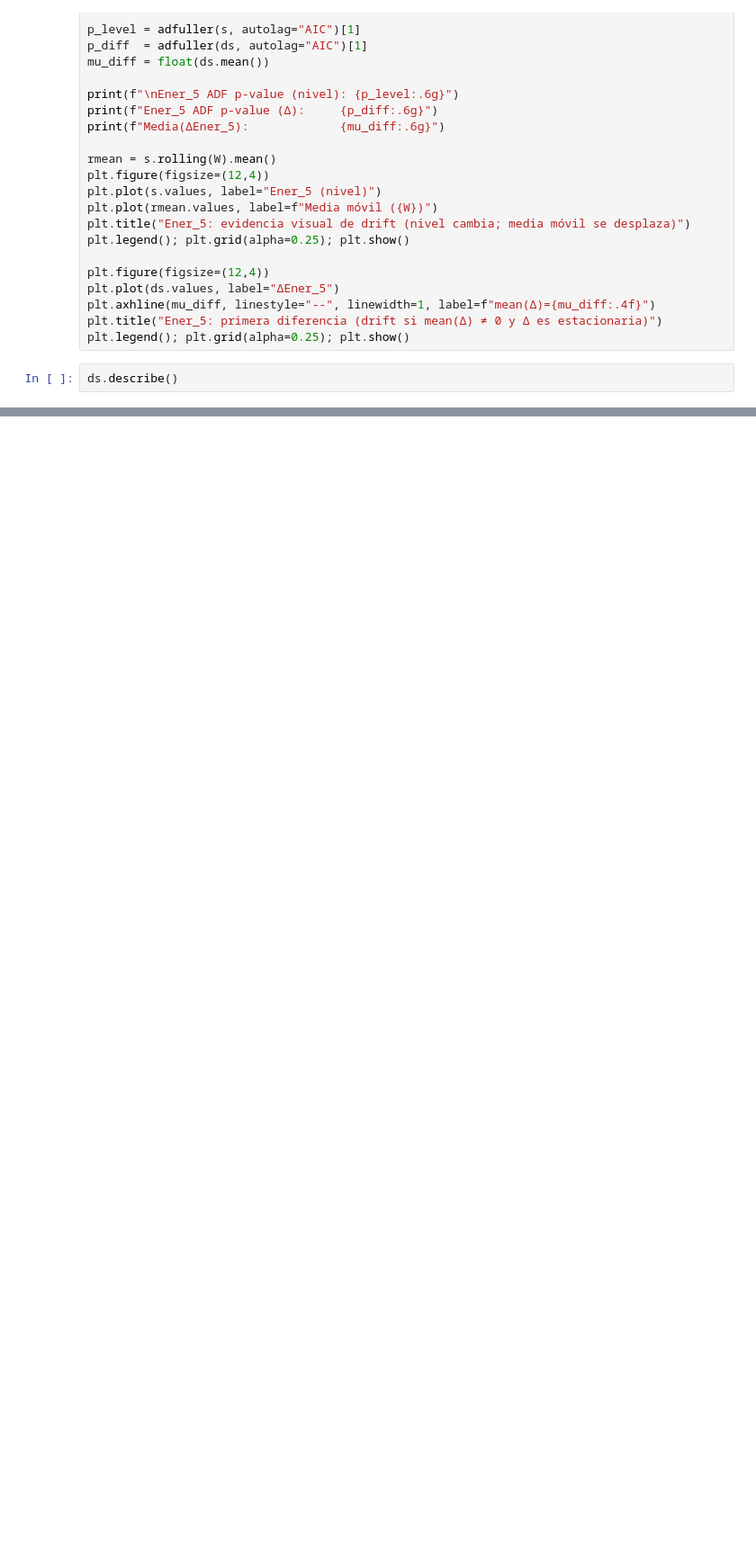
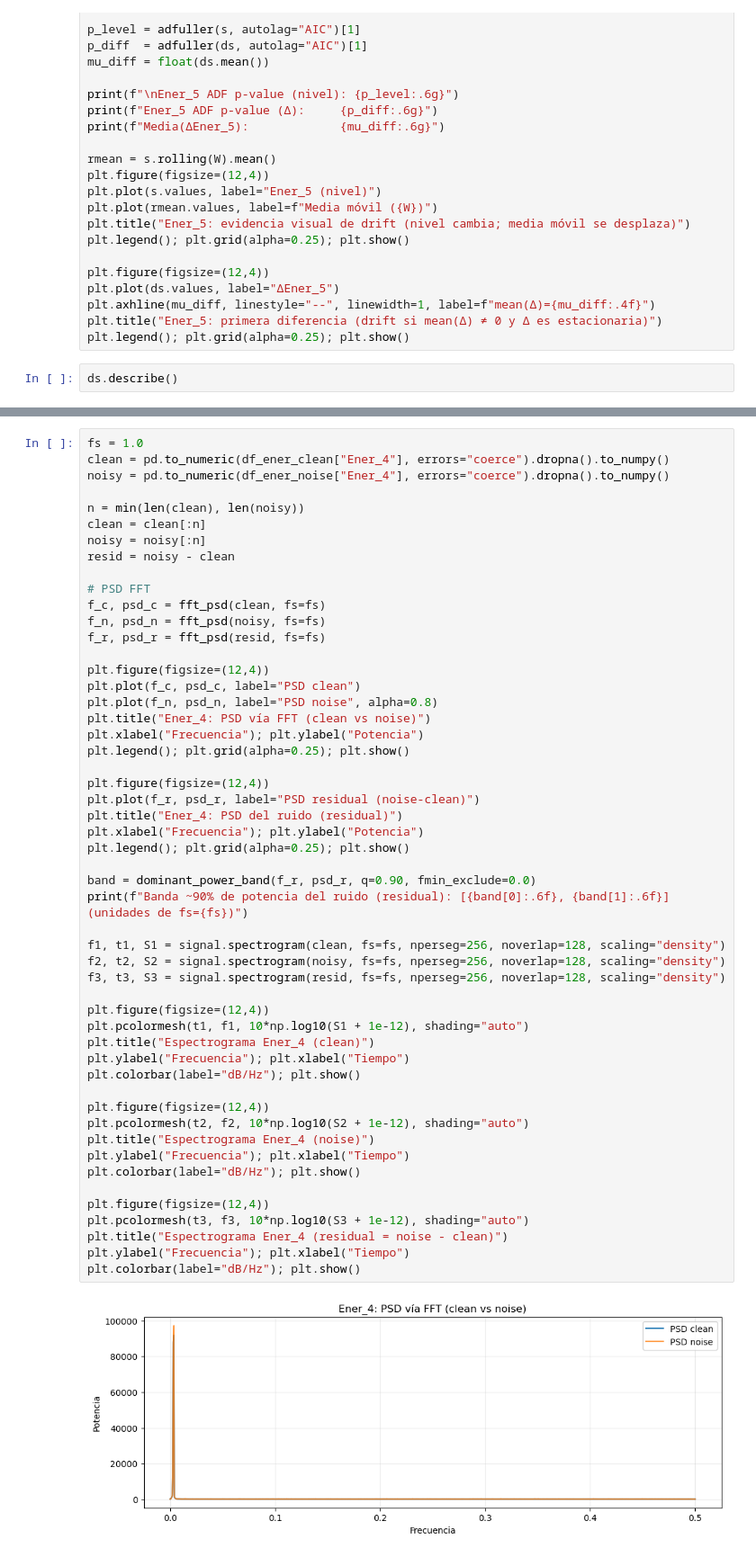
Before and after one commit to Jkn707/Data-Science-Tarea-3, a Jupyter notebook: Taller_3.ipynb, the cells around one changed output, grey strips where cells are left out. Shown at 90% size. Saved outputs shown, nothing was run; the diff lists cells and outputs as text; blank space fills up the shorter version.

```diff
--- a/Taller_3.ipynb
+++ b/Taller_3.ipynb
@@ -246,0 +252,54 @@ ds.describe()
+# %%
+fs = 1.0
+clean = pd.to_numeric(df_ener_clean["Ener_4"], errors="coerce").dropna().to_numpy()
+noisy = pd.to_numeric(df_ener_noise["Ener_4"], errors="coerce").dropna().to_numpy()
+
+n = min(len(clean), len(noisy))
+clean = clean[:n]
+noisy = noisy[:n]
+resid = noisy - clean
+
+# PSD FFT
+f_c, psd_c = fft_psd(clean, fs=fs)
+f_n, psd_n = fft_psd(noisy, fs=fs)
+f_r, psd_r = fft_psd(resid, fs=fs)
+
+plt.figure(figsize=(12,4))
+plt.plot(f_c, psd_c, label="PSD clean")
+plt.plot(f_n, psd_n, label="PSD noise", alpha=0.8)
+plt.title("Ener_4: PSD vía FFT (clean vs noise)")
+plt.xlabel("Frecuencia"); plt.ylabel("Potencia")
+plt.legend(); plt.grid(alpha=0.25); plt.show()
+
+plt.figure(figsize=(12,4))
+plt.plot(f_r, psd_r, label="PSD residual (noise-clean)")
+plt.title("Ener_4: PSD del ruido (residual)")
+plt.xlabel("Frecuencia"); plt.ylabel("Potencia")
+plt.legend(); plt.grid(alpha=0.25); plt.show()
+
+band = dominant_power_band(f_r, psd_r, q=0.90, fmin_exclude=0.0)
+print(f"Banda ~90% de potencia del ruido (residual): [{band[0]:.6f}, {band[1]:.6f}] (unidades de fs={fs})")
+
+f1, t1, S1 = signal.spectrogram(clean, fs=fs, nperseg=256, noverlap=128, scaling="density")
+f2, t2, S2 = signal.spectrogram(noisy, fs=fs, nperseg=256, noverlap=128, scaling="density")
+f3, t3, S3 = signal.spectrogram(resid, fs=fs, nperseg=256, noverlap=128, scaling="density")
+
+plt.figure(figsize=(12,4))
+plt.pcolormesh(t1, f1, 10*np.log10(S1 + 1e-12), shading="auto")
+plt.title("Espectrograma Ener_4 (clean)")
+plt.ylabel("Frecuencia"); plt.xlabel("Tiempo")
+plt.colorbar(label="dB/Hz"); plt.show()
+
+plt.figure(figsize=(12,4))
+plt.pcolormesh(t2, f2, 10*np.log10(S2 + 1e-12), shading="auto")
+plt.title("Espectrograma Ener_4 (noise)")
+plt.ylabel("Frecuencia"); plt.xlabel("Tiempo")
+plt.colorbar(label="dB/Hz"); plt.show()
+
+plt.figure(figsize=(12,4))
+plt.pcolormesh(t3, f3, 10*np.log10(S3 + 1e-12), shading="auto")
+plt.title("Espectrograma Ener_4 (residual = noise - clean)")
+plt.ylabel("Frecuencia"); plt.xlabel("Tiempo")
+plt.colorbar(label="dB/Hz"); plt.show()
+# %% [output]
+[figure, added]
```
Also changed, not shown: parts of 4 cells of this notebook.
